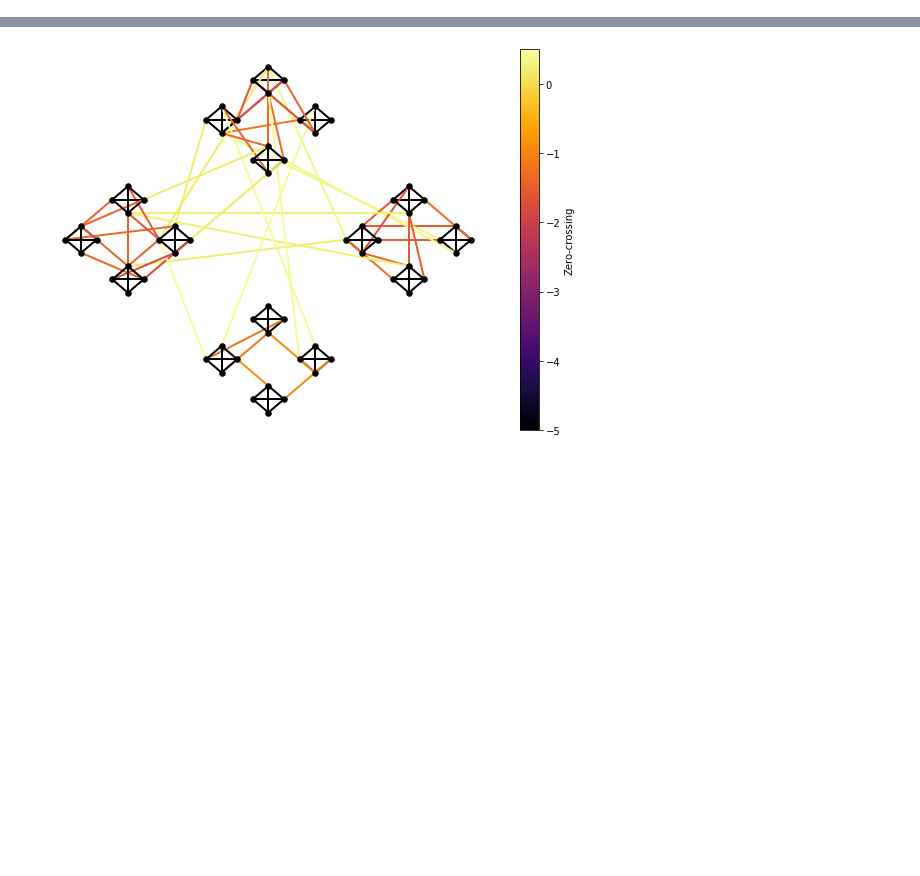
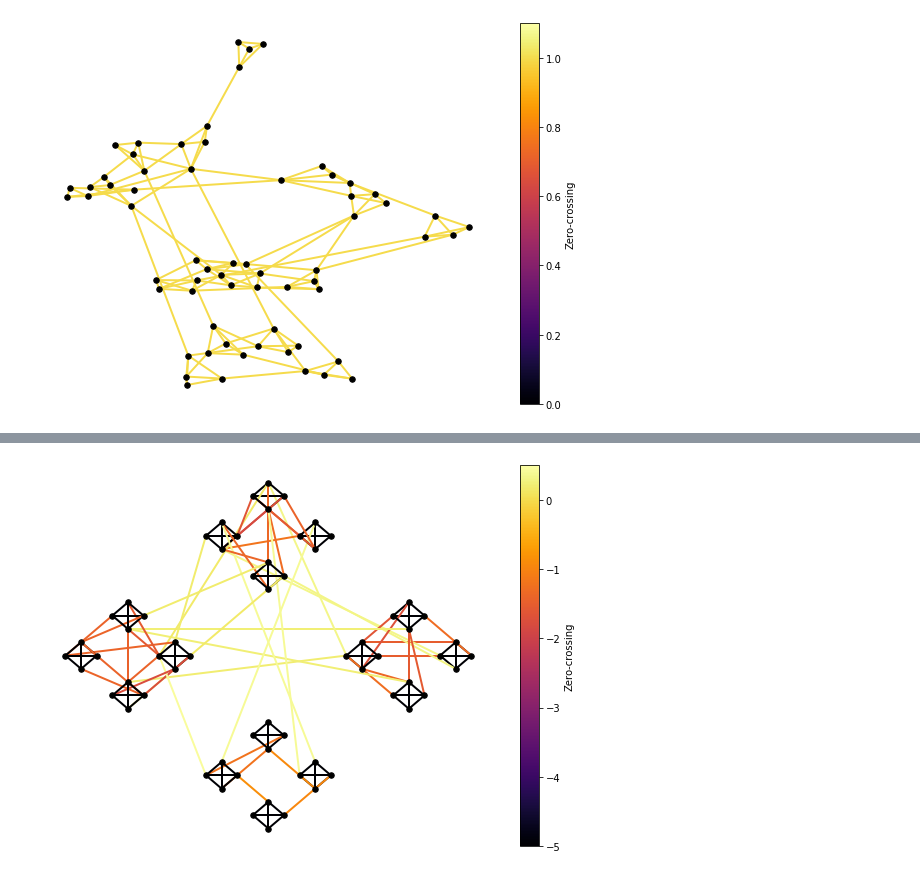
Before and after one commit to agosztolai/geometric_clustering, a Jupyter notebook: benchmark/coarse_graining.ipynb, the cells around one changed output, grey strips where cells are left out. Saved outputs shown, nothing was run; the diff lists cells and outputs as text; code cells hidden in the pictures; blank space fills up the shorter version.

```diff
--- a/benchmark/coarse_graining.ipynb
+++ b/benchmark/coarse_graining.ipynb
@@ -14,3 +14,9 @@ import matplotlib.gridspec as gridspec
 from matplotlib.animation import FFMpegWriter
 from tqdm import tqdm
 import itertools
+# %%
+graph, pos = generate_clique_of_cliques(params = {'m':4, 'n': 3, 'L': 500, 'w':[1, 5, 10], 'p':[0.01, 0.1, 1]},
+                                                  seed=1)
+fig = plotting.plot_graph(graph,np.ones(len(graph.edges)),node_size=30,edge_width=2,figsize=(10, 7),color_map=1,label='Zero-crossing')
+# %% [output]
+[figure, added]
```
Also changed, not shown: parts of 2 cells of this notebook, 2 other files.
